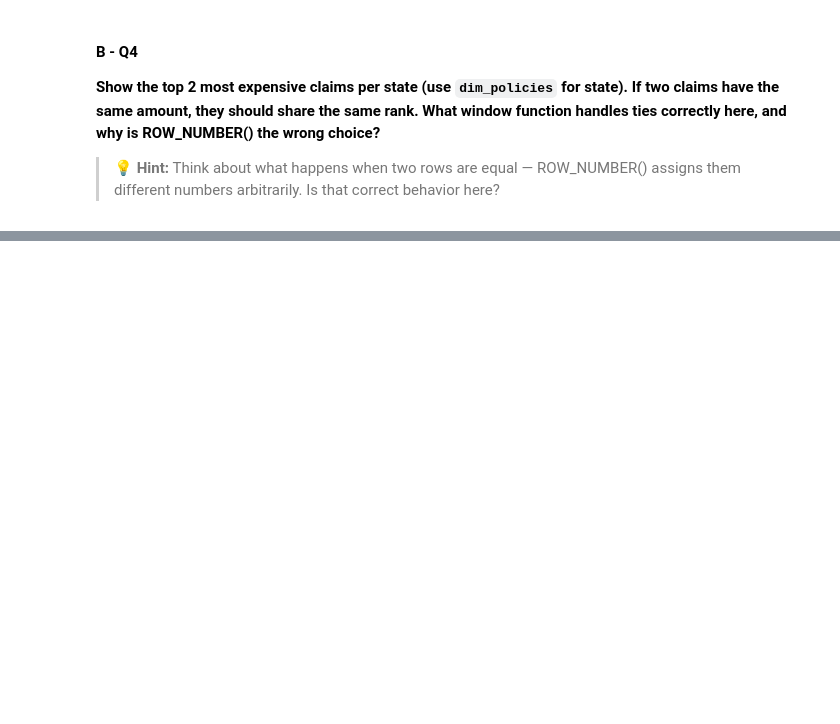
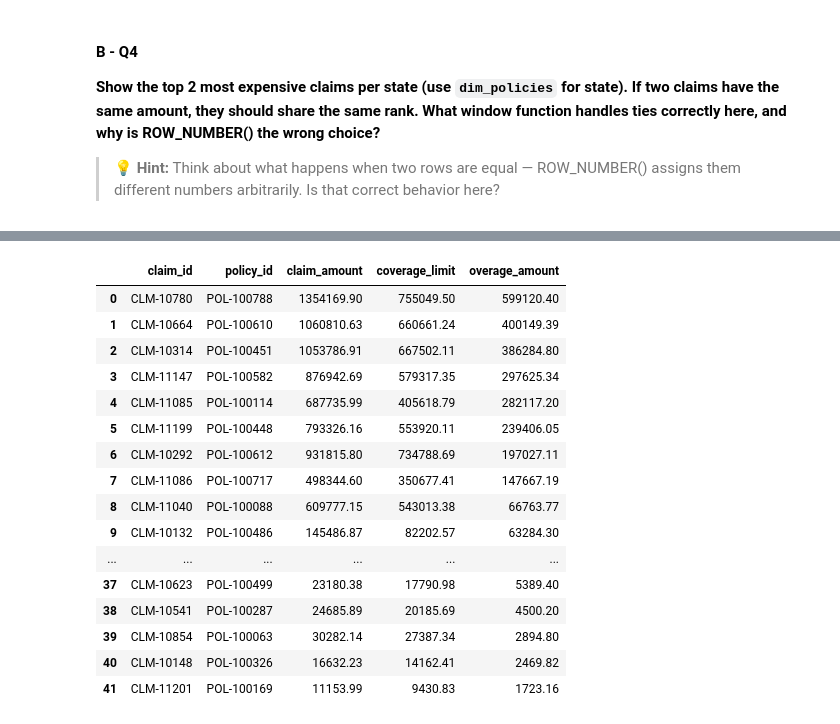
Before and after one commit to martinrod46/sql-interview-prep, a Jupyter notebook: sql_interview_prep.ipynb, the cells around one changed output, grey strips where cells are left out. Drawn from its saved outputs; the diff is of its cells as text; code cells hidden in the pictures; blank space fills up the shorter version.

```diff
--- a/sql_interview_prep.ipynb
+++ b/sql_interview_prep.ipynb
@@ -441,0 +519,34 @@ conn.sql("""
+# %%
+conn.sql("""
+
+    SELECT cl.claim_id,
+           cl.policy_id,
+           cl.claim_amount,
+           po.coverage_limit,
+           cl.claim_amount - po.coverage_limit AS overage_amount
+
+
+    FROM fact_claims cl
+    JOIN dim_policies po ON cl.policy_id = po.policy_id
+    WHERE cl.claim_amount > po.coverage_limit
+    ORDER BY overage_amount DESC;
+
+    """).df()
+# %% [output]
+|  | claim_id | policy_id | claim_amount | coverage_limit | overage_amount |
+| 0 | CLM-10780 | POL-100788 | 1354169.90 | 755049.50 | 599120.40 |
+| 1 | CLM-10664 | POL-100610 | 1060810.63 | 660661.24 | 400149.39 |
+| 2 | CLM-10314 | POL-100451 | 1053786.91 | 667502.11 | 386284.80 |
+| 3 | CLM-11147 | POL-100582 | 876942.69 | 579317.35 | 297625.34 |
+| 4 | CLM-11085 | POL-100114 | 687735.99 | 405618.79 | 282117.20 |
+| 5 | CLM-11199 | POL-100448 | 793326.16 | 553920.11 | 239406.05 |
+| 6 | CLM-10292 | POL-100612 | 931815.80 | 734788.69 | 197027.11 |
+| 7 | CLM-11086 | POL-100717 | 498344.60 | 350677.41 | 147667.19 |
+| 8 | CLM-11040 | POL-100088 | 609777.15 | 543013.38 | 66763.77 |
+| 9 | CLM-10132 | POL-100486 | 145486.87 | 82202.57 | 63284.30 |
+| ... | ... | ... | ... | ... | ... |
+| 37 | CLM-10623 | POL-100499 | 23180.38 | 17790.98 | 5389.40 |
+| 38 | CLM-10541 | POL-100287 | 24685.89 | 20185.69 | 4500.20 |
+| 39 | CLM-10854 | POL-100063 | 30282.14 | 27387.34 | 2894.80 |
+| 40 | CLM-10148 | POL-100326 | 16632.23 | 14162.41 | 2469.82 |
+| 41 | CLM-11201 | POL-100169 | 11153.99 | 9430.83 | 1723.16 |
```
Also changed, not shown: parts of 24 cells of this notebook.
